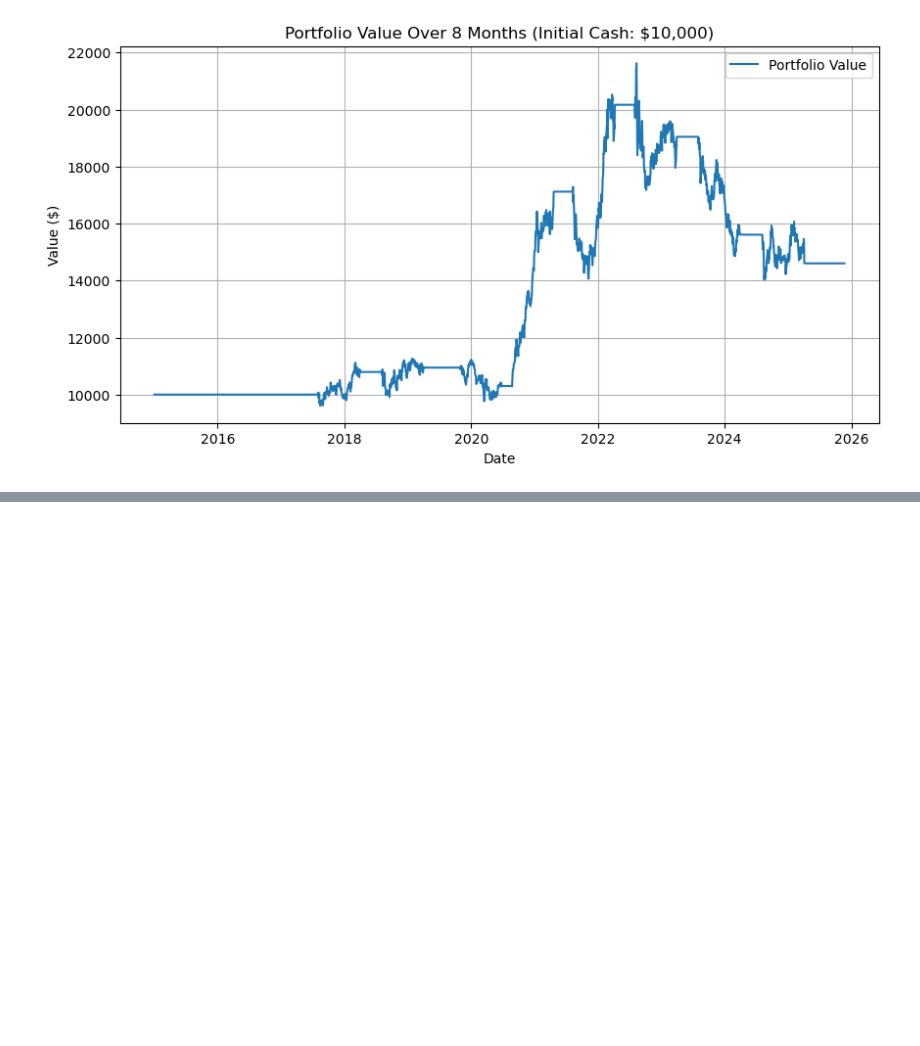
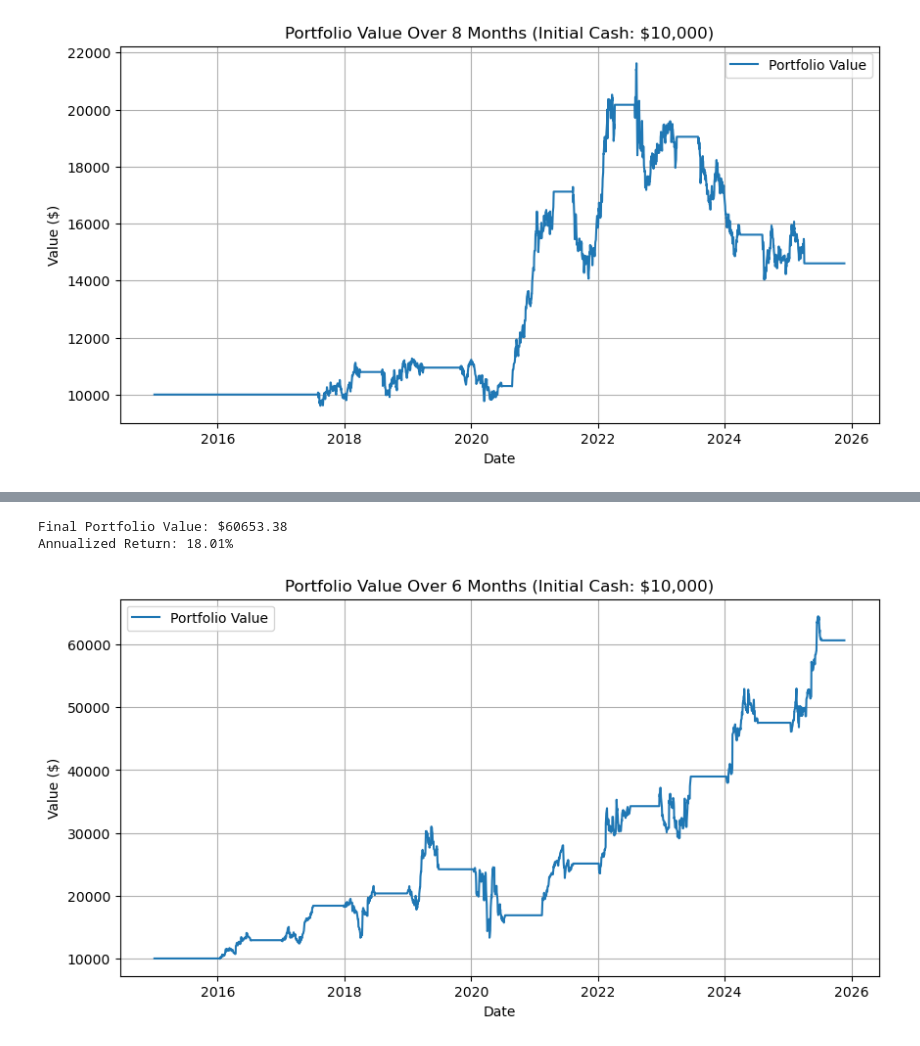
Before and after one commit to hansel7121/Seasonal-Trading-Crop-Commodities-Based-on-Extreme-Weather-Events-, a Jupyter notebook: presentation.ipynb, the cells around one changed output, grey strips where cells are left out. Saved outputs shown, nothing was run; the diff lists cells and outputs as text; code cells hidden in the pictures; blank space fills up the shorter version.

```diff
--- a/presentation.ipynb
+++ b/presentation.ipynb
@@ -461,0 +491,6 @@ Critical Time Periods: all year round
+# %%
+plot_returns(hogs_prices, hogs_buy_signals, 6)
+# %% [output]
+Final Portfolio Value: $60653.38
+Annualized Return: 18.01%
+[figure, added]
```
Also changed, not shown: parts of 6 cells of this notebook.
